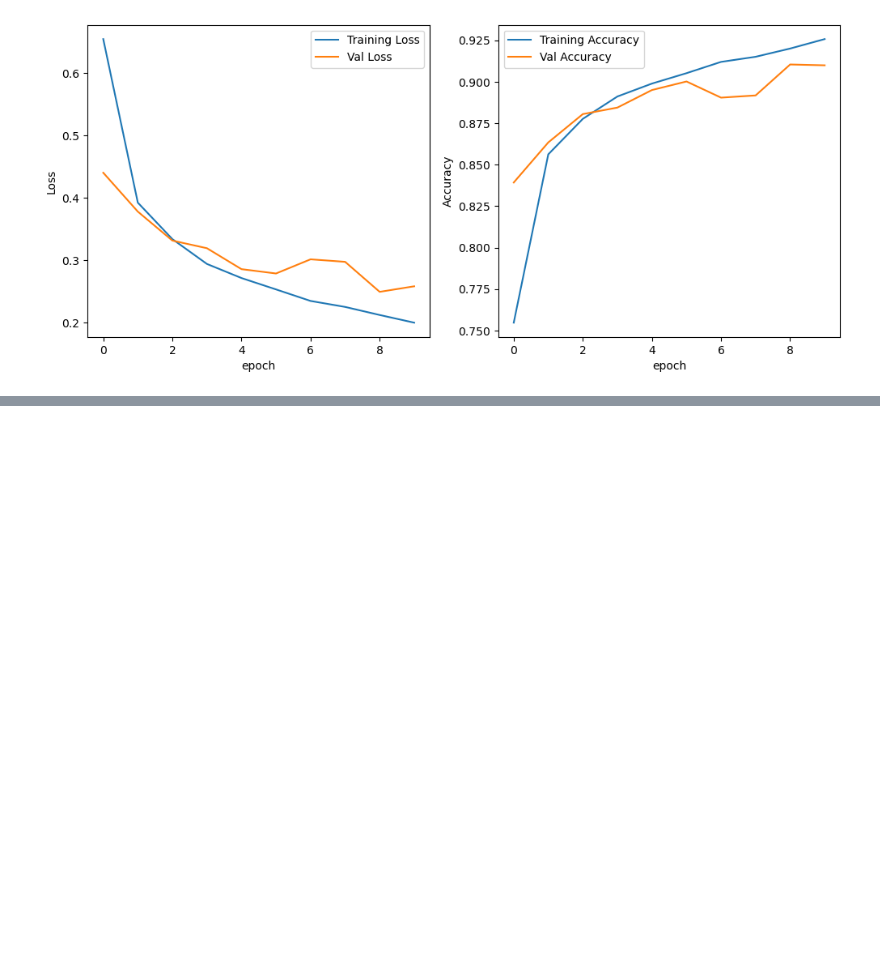
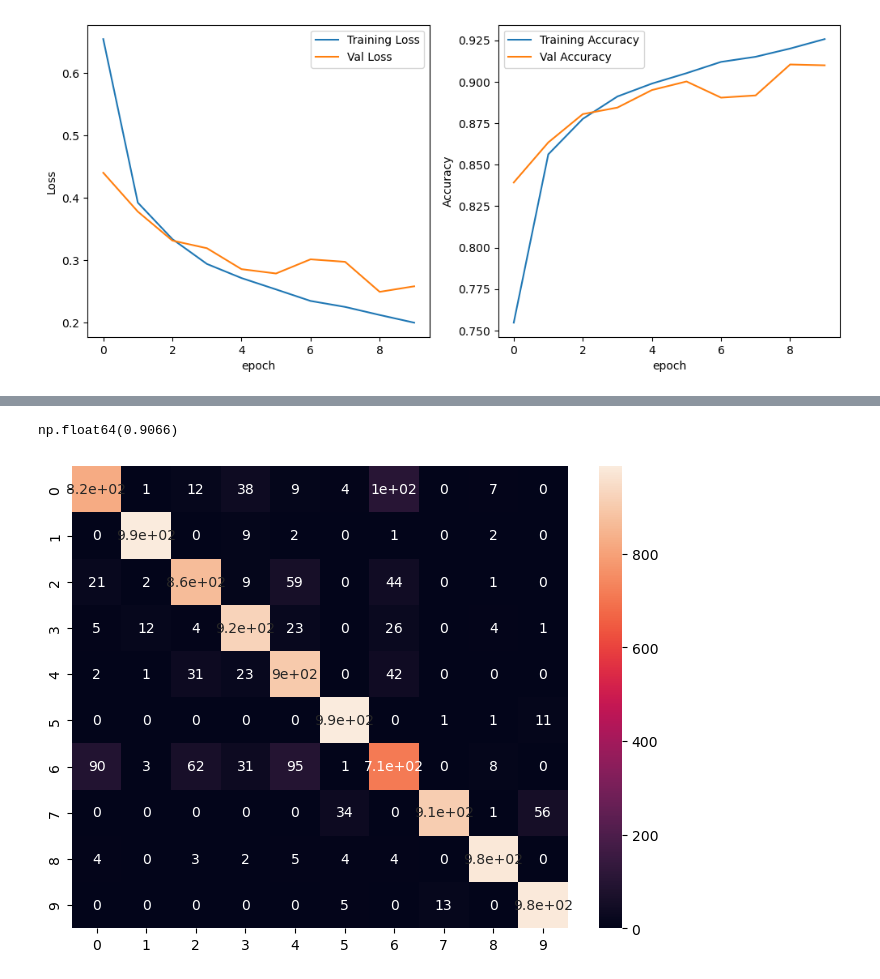
Before and after one commit to yenphglam/cs178_ProjectTeam3, a Jupyter notebook: cnn/cnn.ipynb, the cells around one changed output, grey strips where cells are left out. Cells and saved outputs as stored; diff of their text form; code cells hidden in the pictures; blank space fills up the shorter version.

```diff
--- a/cnn/cnn.ipynb
+++ b/cnn/cnn.ipynb
@@ -299,0 +326,2 @@ calculate_average_loss_acc(dict_layer_4)
+# %%
+y_te_p = model.predict(X_te_cnn)
@@ -299,0 +330,13 @@ calculate_average_loss_acc(dict_layer_4)
+# %%
+y_pre = np.argmax(y_te_p, axis=1)
+# %%
+np.mean(y_pre == y_te)
+# %% [output]
+np.float64(0.9066)
+# %%
+cm = confusion_matrix(y_pred=y_pre, y_true=y_te)
+plt.figure(figsize=(8,6))
+sns.heatmap(cm, annot=True)
+plt.show()
+# %% [output]
+[figure, added]
```
Also changed, not shown: parts of 6 cells of this notebook.
